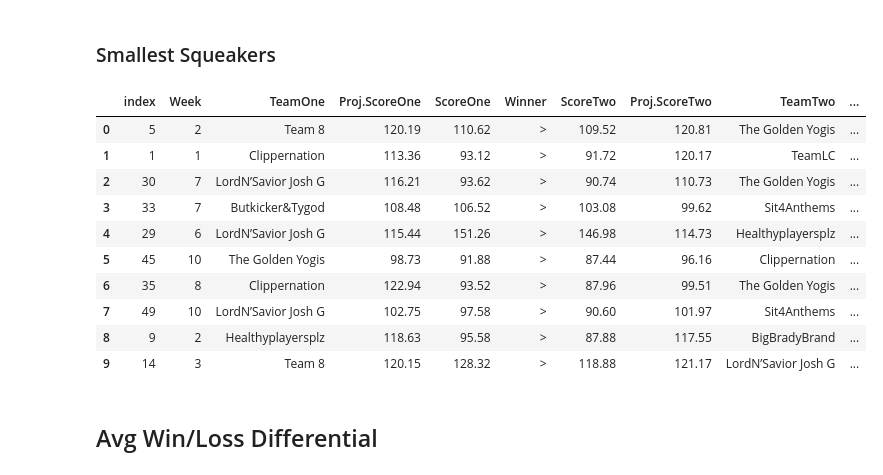
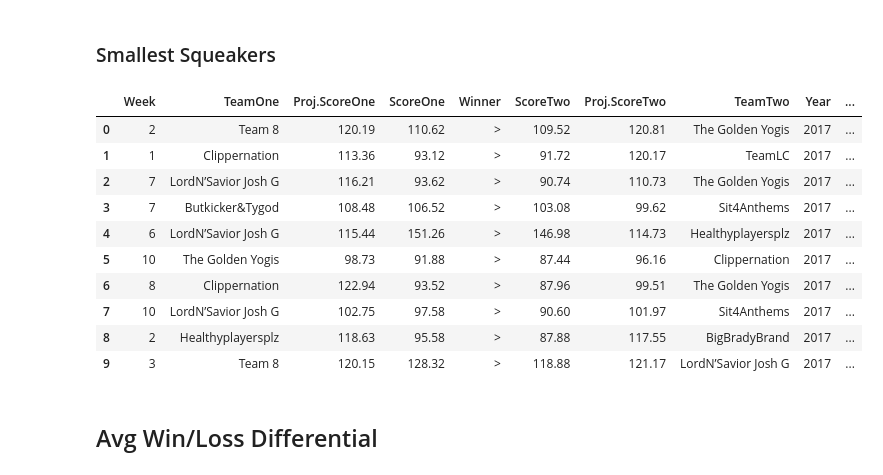
Before and after one commit to lchu122/Yahoo-Fantasy-Football-Project, a Jupyter notebook: Tracy_Bowl_2017.ipynb, the cells around one changed output. Saved outputs shown, nothing was run; the diff lists cells and outputs as text; code cells hidden in the pictures.

```diff
--- a/Tracy_Bowl_2017.ipynb
+++ b/Tracy_Bowl_2017.ipynb
@@ -203,19 +203,19 @@ smallest_squeakers["Winner"] = winner
 # %% [markdown]
 ### Smallest Squeakers
 # %%
-smallest_squeakers.reset_index()
+smallest_squeakers.reset_index(drop=True)
 # %% [output]
-|  | index | Week | TeamOne | Proj.ScoreOne | ScoreOne | Winner | ScoreTwo | Proj.ScoreTwo | TeamTwo | ... |
-| 0 | 5 | 2 | Team 8 | 120.19 | 110.62 | > | 109.52 | 120.81 | The Golden Yogis | ... |
-| 1 | 1 | 1 | Clippernation | 113.36 | 93.12 | > | 91.72 | 120.17 | TeamLC | ... |
-| 2 | 30 | 7 | LordN’Savior Josh G | 116.21 | 93.62 | > | 90.74 | 110.73 | The Golden Yogis | ... |
-| 3 | 33 | 7 | Butkicker&Tygod | 108.48 | 106.52 | > | 103.08 | 99.62 | Sit4Anthems | ... |
-| 4 | 29 | 6 | LordN’Savior Josh G | 115.44 | 151.26 | > | 146.98 | 114.73 | Healthyplayersplz | ... |
-| 5 | 45 | 10 | The Golden Yogis | 98.73 | 91.88 | > | 87.44 | 96.16 | Clippernation | ... |
-| 6 | 35 | 8 | Clippernation | 122.94 | 93.52 | > | 87.96 | 99.51 | The Golden Yogis | ... |
-| 7 | 49 | 10 | LordN’Savior Josh G | 102.75 | 97.58 | > | 90.60 | 101.97 | Sit4Anthems | ... |
-| 8 | 9 | 2 | Healthyplayersplz | 118.63 | 95.58 | > | 87.88 | 117.55 | BigBradyBrand | ... |
-| 9 | 14 | 3 | Team 8 | 120.15 | 128.32 | > | 118.88 | 121.17 | LordN’Savior Josh G | ... |
+|  | Week | TeamOne | Proj.ScoreOne | ScoreOne | Winner | ScoreTwo | Proj.ScoreTwo | TeamTwo | Year | ... |
+| 0 | 2 | Team 8 | 120.19 | 110.62 | > | 109.52 | 120.81 | The Golden Yogis | 2017 | ... |
+| 1 | 1 | Clippernation | 113.36 | 93.12 | > | 91.72 | 120.17 | TeamLC | 2017 | ... |
+| 2 | 7 | LordN’Savior Josh G | 116.21 | 93.62 | > | 90.74 | 110.73 | The Golden Yogis | 2017 | ... |
+| 3 | 7 | Butkicker&Tygod | 108.48 | 106.52 | > | 103.08 | 99.62 | Sit4Anthems | 2017 | ... |
+| 4 | 6 | LordN’Savior Josh G | 115.44 | 151.26 | > | 146.98 | 114.73 | Healthyplayersplz | 2017 | ... |
+| 5 | 10 | The Golden Yogis | 98.73 | 91.88 | > | 87.44 | 96.16 | Clippernation | 2017 | ... |
+| 6 | 8 | Clippernation | 122.94 | 93.52 | > | 87.96 | 99.51 | The Golden Yogis | 2017 | ... |
+| 7 | 10 | LordN’Savior Josh G | 102.75 | 97.58 | > | 90.60 | 101.97 | Sit4Anthems | 2017 | ... |
+| 8 | 2 | Healthyplayersplz | 118.63 | 95.58 | > | 87.88 | 117.55 | BigBradyBrand | 2017 | ... |
+| 9 | 3 | Team 8 | 120.15 | 128.32 | > | 118.88 | 121.17 | LordN’Savior Josh G | 2017 | ... |
 # %% [markdown]
 ## Avg Win/Loss Differential
 # %%
```
Also changed, not shown: parts of 1 cell of this notebook.
